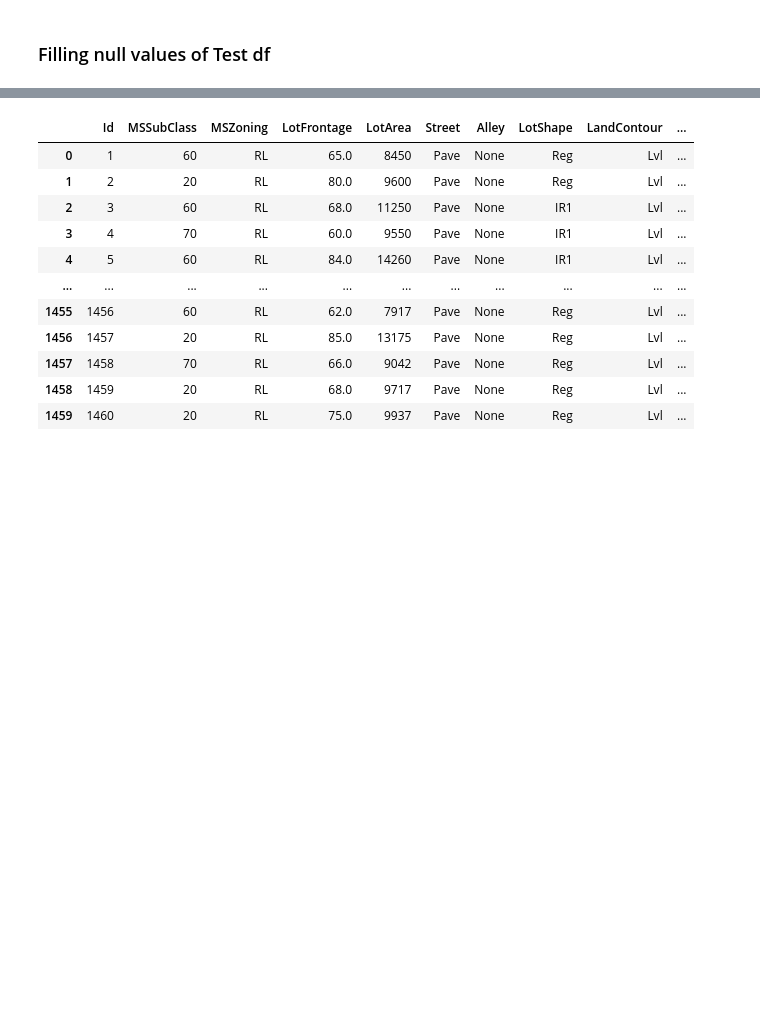
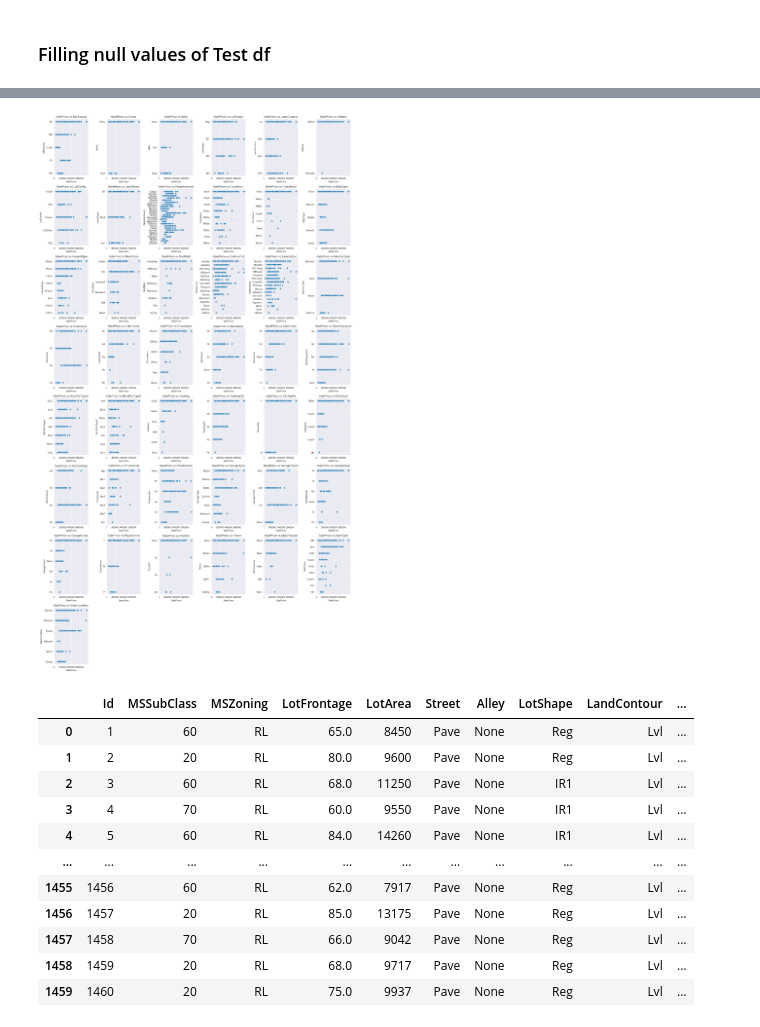
Before and after one commit to endritmustafa96/House-Prices-Prediction, a Jupyter notebook: House Prices - Advanced Regression Techniques/House_Prices_Prediction_Notebook.ipynb, the cells around one changed output, grey strips where cells are left out. Saved outputs shown, nothing was run; the diff lists cells and outputs as text; code cells hidden in the pictures; blank space fills up the shorter version.

```diff
--- a/House Prices - Advanced Regression Techniques/House_Prices_Prediction_Notebook.ipynb
+++ b/House Prices - Advanced Regression Techniques/House_Prices_Prediction_Notebook.ipynb
@@ -332,0 +217,16 @@ fill_mode(test_df,'SaleType')
+# %%
+# Filling null values of targeted columns with none values
+for i in test_fill_with_none:
+    fill_none(test_df, i)
+
+# Filling null values of targeted columns with mean values
+for i in test_fill_with_mean:
+    fill_mean(test_df, i)
+
+# Filling null values of targeted columns with zero values
+for i in test_fill_with_zero:
+    fill_zero(test_df, i)
+
+# Filling null values of targeted columns with mode values
+for i in test_fill_with_mode:
+    fill_mode(test_df, i)
@@ -333,3 +264,36 @@ fill_mode(test_df,'SaleType')
+# %%
+import math
+
+# Assuming 'train_df' is your DataFrame
+
+# List of categorical columns
+object_columns = train_df.select_dtypes(include=['object']).columns
+
+# Calculate the number of rows and columns needed for the subplot grid
+num_plots = len(object_columns)
+num_rows = math.ceil(num_plots / 6)
+num_cols = min(num_plots, 6)
+
+# Create subplots
+fig, axes = plt.subplots(num_rows, num_cols, figsize=(18, 4 * num_rows))
+
+# Flatten the axes array if there is only one row
+axes = axes.flatten() if num_rows > 1 else [axes]
+
+# Loop through the categorical columns and create scatter plots
+for i, col in enumerate(object_columns):
+    sns.scatterplot(data=train_df, x='SalePrice', y=col, ax=axes[i])
+    axes[i].set_title(f'SalePrice vs {col}')
+
+# Remove empty subplots if there are fewer than 6 columns
+for i in range(num_plots, num_rows * num_cols):
+    fig.delaxes(axes[i])
+
+# Adjust layout
+plt.tight_layout()
+plt.show()
+# %% [output]
+[figure, added]
 # %%
 train_df
 # %% [output]
```
Also changed, not shown: parts of 89 cells of this notebook.
